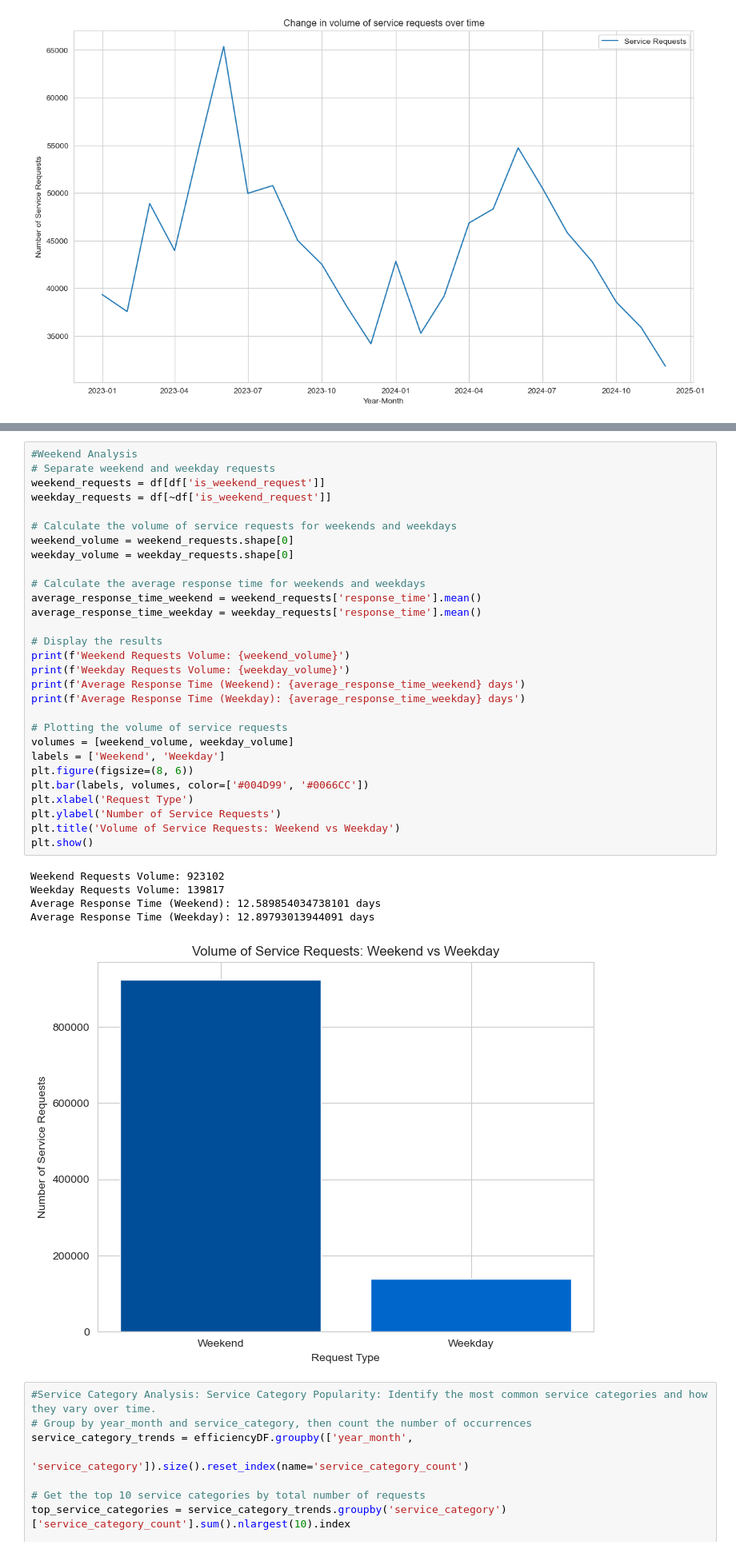
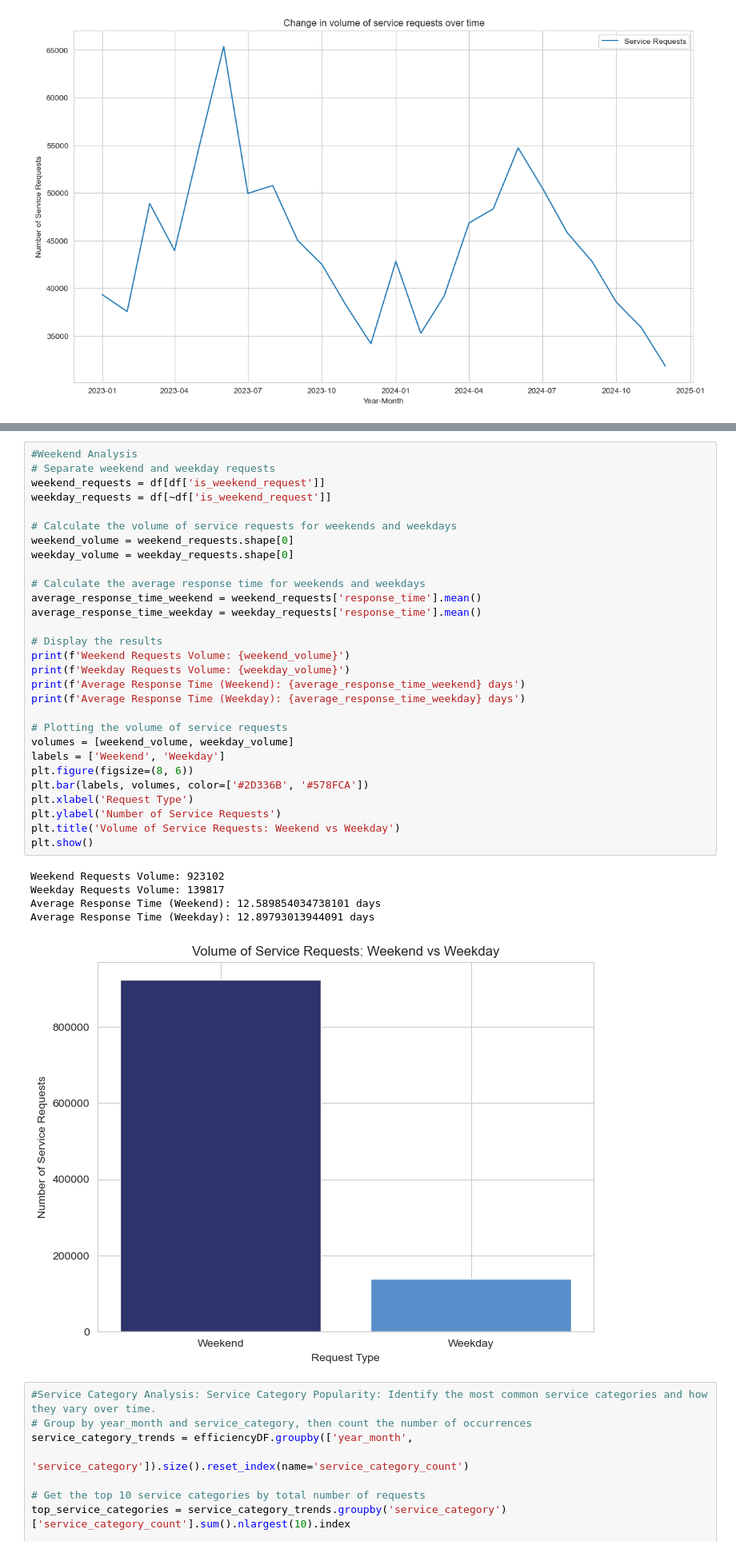
Before and after one commit to AnithaUofC/311ServiceRequests, a Jupyter notebook: Report.ipynb, the cells around one changed output, grey strips where cells are left out. Shown at 80% size. Cells and saved outputs as stored; diff of their text form.

```diff
--- a/Report.ipynb
+++ b/Report.ipynb
@@ -1009,35 +1030,35 @@ Unique 311 request sources are:
 weekend_requests = df[df['is_weekend_request']]
 weekday_requests = df[~df['is_weekend_request']]
 
 # Calculate the volume of service requests for weekends and weekdays
 weekend_volume = weekend_requests.shape[0]
 weekday_volume = weekday_requests.shape[0]
 
 # Calculate the average response time for weekends and weekdays
 average_response_time_weekend = weekend_requests['response_time'].mean()
 average_response_time_weekday = weekday_requests['response_time'].mean()
 
 # Display the results
 print(f'Weekend Requests Volume: {weekend_volume}')
 print(f'Weekday Requests Volume: {weekday_volume}')
 print(f'Average Response Time (Weekend): {average_response_time_weekend} days')
 print(f'Average Response Time (Weekday): {average_response_time_weekday} days')
 
 # Plotting the volume of service requests
 volumes = [weekend_volume, weekday_volume]
 labels = ['Weekend', 'Weekday']
 plt.figure(figsize=(8, 6))
-plt.bar(labels, volumes, color=['#004D99', '#0066CC'])
+plt.bar(labels, volumes, color=['#2D336B', '#578FCA'])
 plt.xlabel('Request Type')
 plt.ylabel('Number of Service Requests')
 plt.title('Volume of Service Requests: Weekend vs Weekday')
 plt.show()
 # %% [output]
 Weekend Requests Volume: 923102
 Weekday Requests Volume: 139817
 Average Response Time (Weekend): 12.589854034738101 days
 Average Response Time (Weekday): 12.89793013944091 days
-[figure, old version]
+[figure, new version]
 # %%
 #Service Category Analysis: Service Category Popularity: Identify the most common service categories and how they vary over time.
 # Group by year_month and service_category, then count the number of occurrences
```
Also changed, not shown: parts of 16 cells of this notebook.
